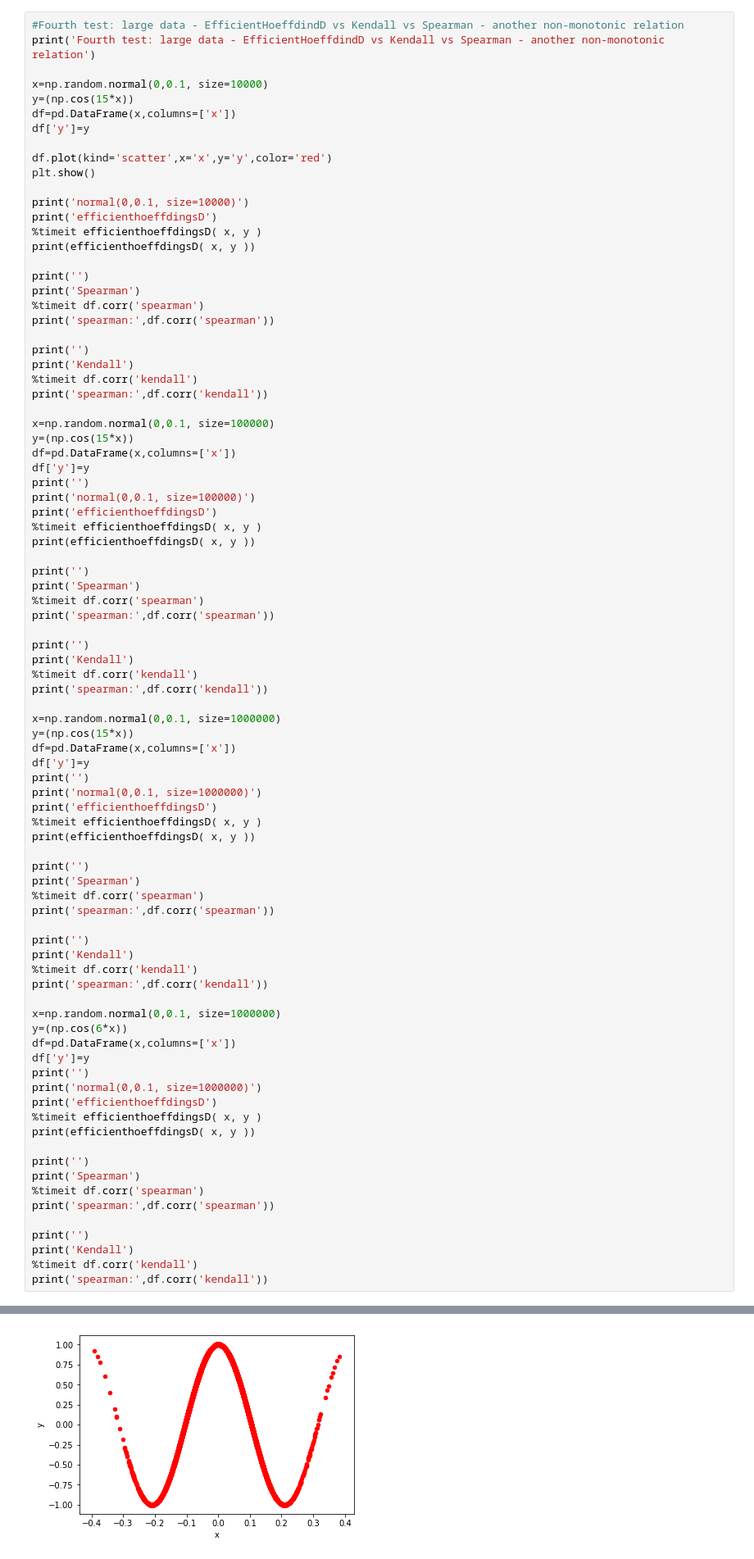
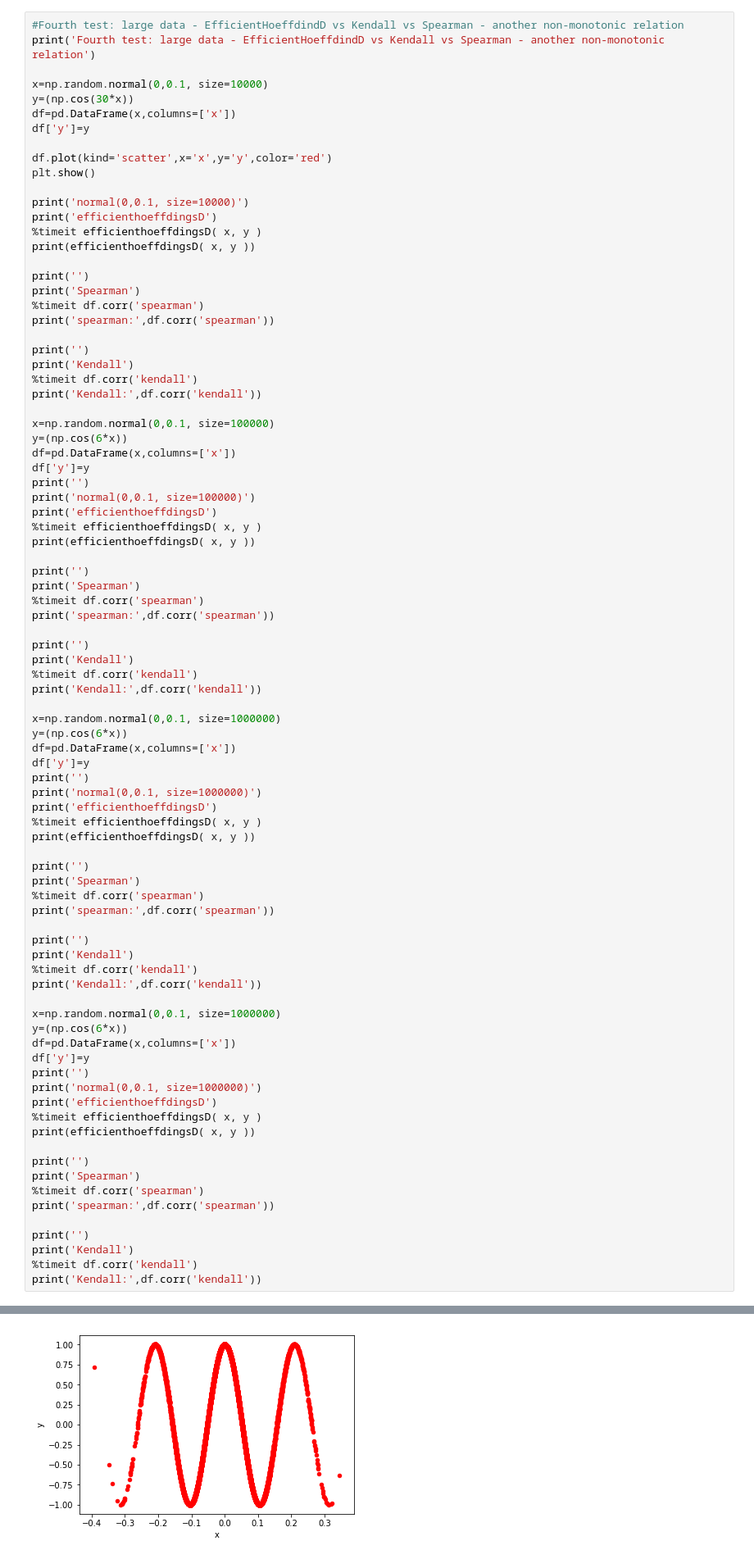
Before and after one commit to PaulVanDev/HoeffdingD, a Jupyter notebook: EfficientHoeffdingD.ipynb, the cells around one changed output, grey strips where cells are left out. Shown: that part at 82% size. Drawn from its saved outputs; the diff is of its cells as text.

```diff
--- a/EfficientHoeffdingD.ipynb
+++ b/EfficientHoeffdingD.ipynb
@@ -408,7 +445,7 @@ y  0.003041  1.000000
 print('Fourth test: large data - EfficientHoeffdindD vs Kendall vs Spearman - another non-monotonic relation')
 
 x=np.random.normal(0,0.1, size=10000)
-y=(np.cos(15*x))
+y=(np.cos(30*x))
 df=pd.DataFrame(x,columns=['x'])
 df['y']=y
 
@@ -428,10 +465,10 @@ print('spearman:',df.corr('spearman'))
 print('')
 print('Kendall')
 %timeit df.corr('kendall')
-print('spearman:',df.corr('kendall'))
+print('Kendall:',df.corr('kendall'))
 
 x=np.random.normal(0,0.1, size=100000)
-y=(np.cos(15*x))
+y=(np.cos(6*x))
 df=pd.DataFrame(x,columns=['x'])
 df['y']=y
 print('')
@@ -442,55 +479,55 @@ print(efficienthoeffdingsD( x, y ))
 
 print('')
 print('Spearman')
 %timeit df.corr('spearman')
 print('spearman:',df.corr('spearman'))
 
 print('')
 print('Kendall')
 %timeit df.corr('kendall')
-print('spearman:',df.corr('kendall'))
-
-x=np.random.normal(0,0.1, size=1000000)
-y=(np.cos(15*x))
-df=pd.DataFrame(x,columns=['x'])
-df['y']=y
-print('')
-print('normal(0,0.1, size=1000000)')
-print('efficienthoeffdingsD')
-%timeit efficienthoeffdingsD( x, y )
-print(efficienthoeffdingsD( x, y ))
-
-print('')
-print('Spearman')
-%timeit df.corr('spearman')
-print('spearman:',df.corr('spearman'))
-
-print('')
-print('Kendall')
-%timeit df.corr('kendall')
-print('spearman:',df.corr('kendall'))
+print('Kendall:',df.corr('kendall'))
 
 x=np.random.normal(0,0.1, size=1000000)
 y=(np.cos(6*x))
 df=pd.DataFrame(x,columns=['x'])
 df['y']=y
 print('')
 print('normal(0,0.1, size=1000000)')
 print('efficienthoeffdingsD')
 %timeit efficienthoeffdingsD( x, y )
 print(efficienthoeffdingsD( x, y ))
 
 print('')
 print('Spearman')
 %timeit df.corr('spearman')
 print('spearman:',df.corr('spearman'))
 
 print('')
 print('Kendall')
 %timeit df.corr('kendall')
-print('spearman:',df.corr('kendall'))
+print('Kendall:',df.corr('kendall'))
+
+x=np.random.normal(0,0.1, size=1000000)
+y=(np.cos(6*x))
+df=pd.DataFrame(x,columns=['x'])
+df['y']=y
+print('')
+print('normal(0,0.1, size=1000000)')
+print('efficienthoeffdingsD')
+%timeit efficienthoeffdingsD( x, y )
+print(efficienthoeffdingsD( x, y ))
+
+print('')
+print('Spearman')
+%timeit df.corr('spearman')
+print('spearman:',df.corr('spearman'))
+
+print('')
+print('Kendall')
+%timeit df.corr('kendall')
+print('Kendall:',df.corr('kendall'))
 # %% [output]
 Fourth test: large data - EfficientHoeffdindD vs Kendall vs Spearman - another non-monotonic relation
-[figure, old version]
+[figure, new version]
 normal(0,0.1, size=10000)
 efficienthoeffdingsD
```
Also changed, not shown: parts of 7 cells of this notebook.
